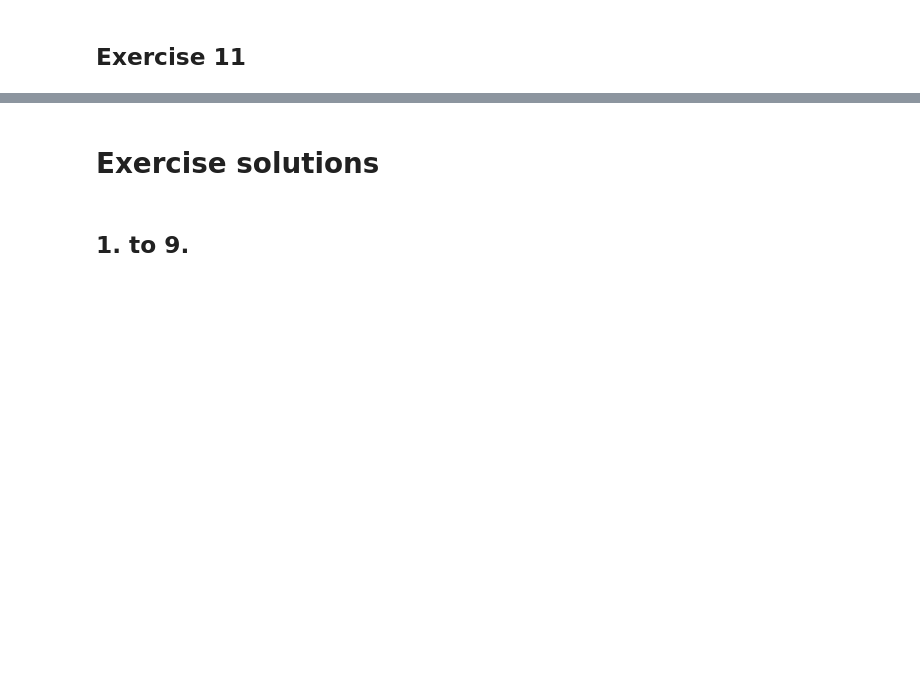
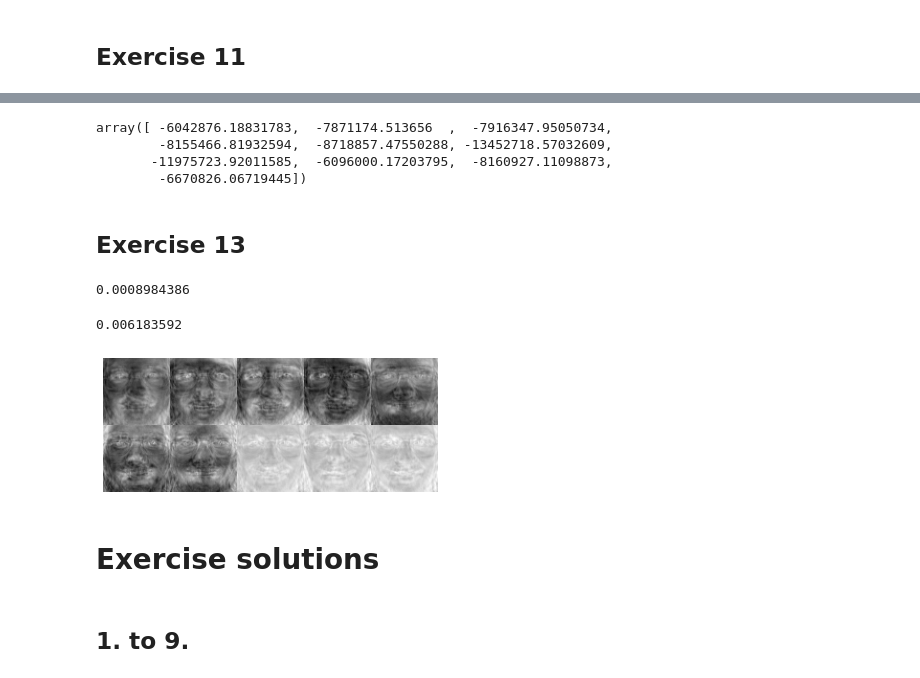
Before and after one commit to ivaradi/handson-ml2, a Jupyter notebook: 09_unsupervised_learning.ipynb, the cells around one changed output, grey strips where cells are left out. Cells and saved outputs as stored; diff of their text form; code cells hidden in the pictures; blank space fills up the shorter version.

```diff
--- a/09_unsupervised_learning.ipynb
+++ b/09_unsupervised_learning.ipynb
@@ -1460,3 +1634,28 @@ grid_clf.score(X_valid, y_valid)
+# %%
+X_bad_faces_pca = pca.transform(X_bad_faces)
+gm.score_samples(X_bad_faces_pca)
+# %% [output]
+array([ -6042876.18831783,  -7871174.513656  ,  -7916347.95050734,
+        -8155466.81932594,  -8718857.47550288, -13452718.57032609,
+       -11975723.92011585,  -6096000.17203795,  -8160927.11098873,
+        -6670826.06719445])
+# %% [markdown]
+## Exercise 13
+# %%
+X_pca = pca.transform(X)
+X_pca_reconstructed = pca.inverse_transform(X_pca)
+np.square(X- X_pca_reconstructed).mean(axis = -1).mean()
+# %% [output]
+0.0008984386
+# %%
+X_bad_faces_pca_reconstructed = pca.inverse_transform(X_bad_faces_pca)
+np.square(X_bad_faces - X_bad_faces_pca_reconstructed).mean(axis = -1).mean()
+# %% [output]
+0.006183592
+# %%
+plot_faces(X_bad_faces_pca_reconstructed)
+# %% [output]
+[figure, added]
 # %% [markdown]
 # Exercise solutions
 # %% [markdown]
```
Also changed, not shown: parts of 30 cells of this notebook, 3 other files.
